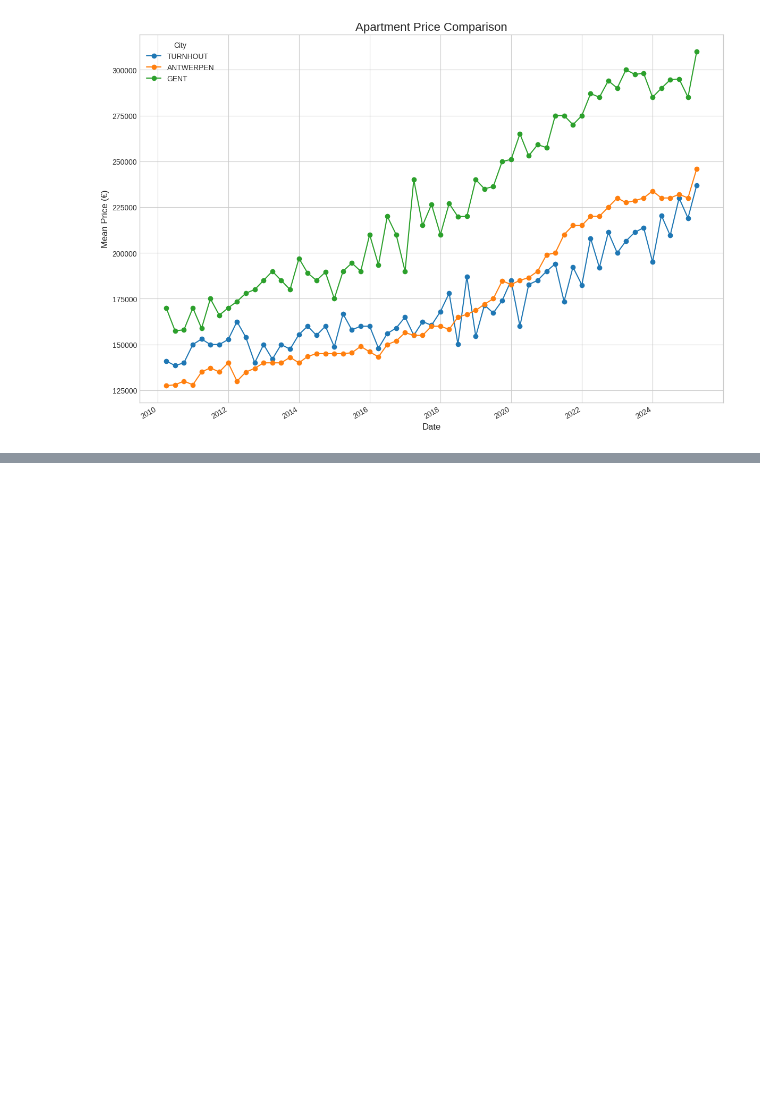
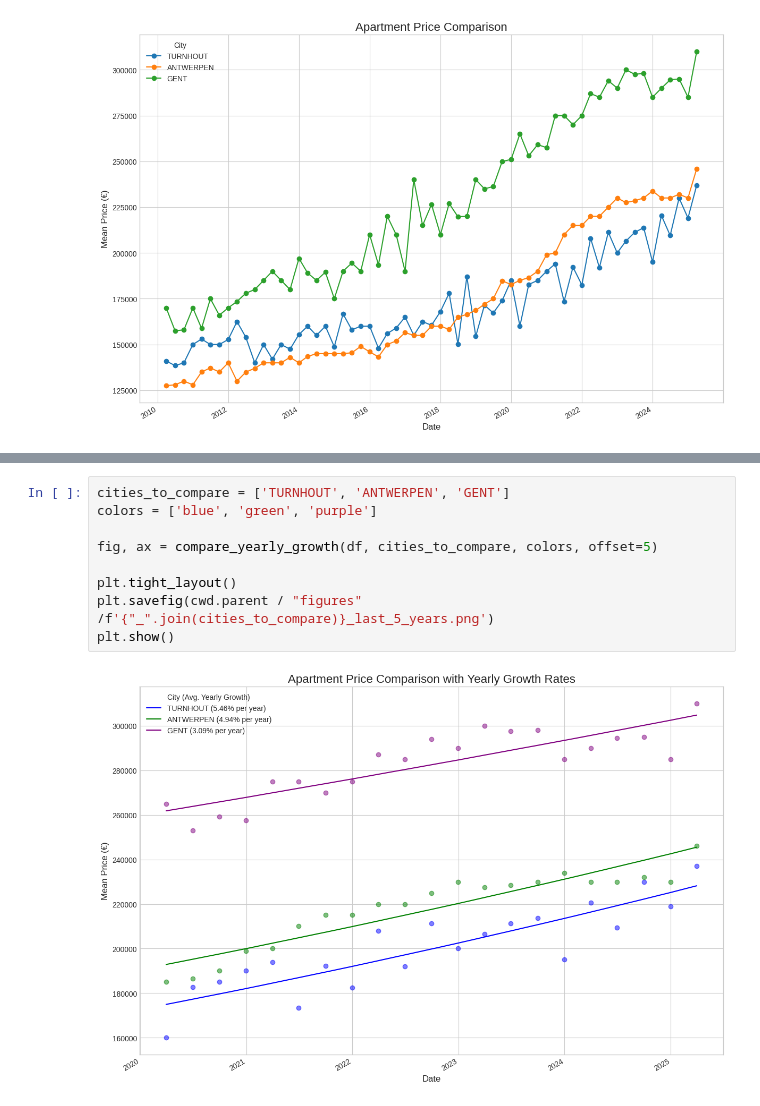
Before and after one commit to RubenPeeters/vastgoed-analysis, a Jupyter notebook: notebooks/kempen_vastgoed.ipynb, the cells around one changed output, grey strips where cells are left out. Cells and saved outputs as stored; diff of their text form; blank space fills up the shorter version.

Commit message:
Comparison over last X years

```diff
--- a/notebooks/kempen_vastgoed.ipynb
+++ b/notebooks/kempen_vastgoed.ipynb
@@ -301,3 +307,14 @@ plt.tight_layout()
 plt.show()
 # %% [output]
 [figure]
+# %%
+cities_to_compare = ['TURNHOUT', 'ANTWERPEN', 'GENT']
+colors = ['blue', 'green', 'purple']
+
+fig, ax = compare_yearly_growth(df, cities_to_compare, colors, offset=5)
+
+plt.tight_layout()
+plt.savefig(cwd.parent / "figures" /f'{"_".join(cities_to_compare)}_last_5_years.png')
+plt.show()
+# %% [output]
+[figure, added]
```
Also changed, not shown: parts of 5 cells of this notebook, 7 other files.
